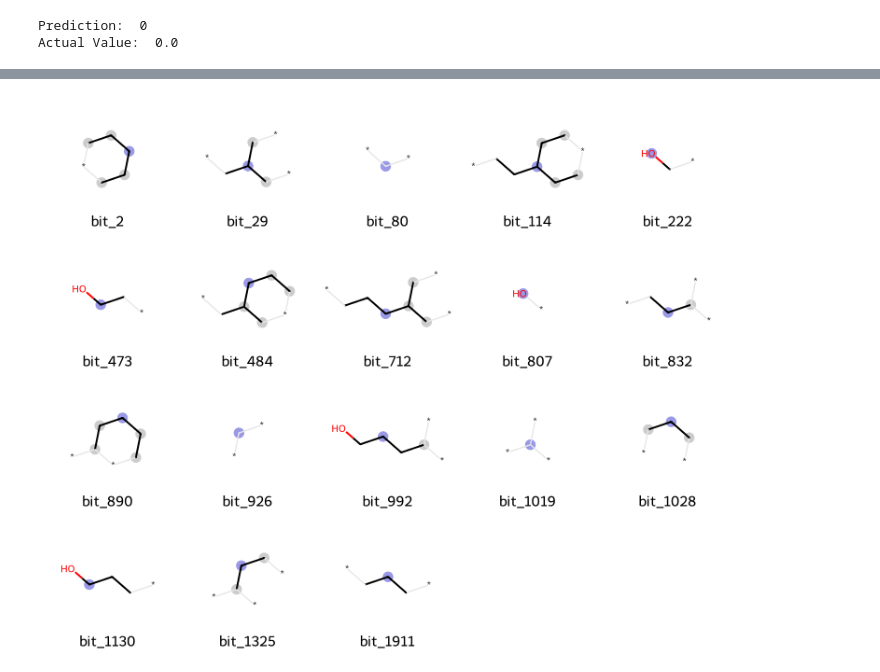
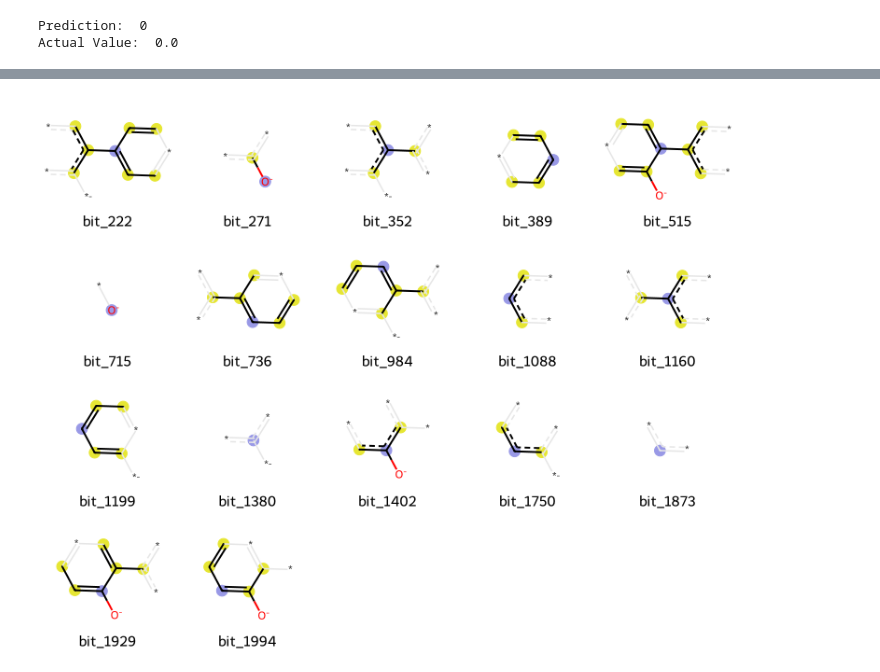
Before and after one commit to BernardGeorges/ProjetoAP, a Jupyter notebook: deepmol.ipynb, the cells around one changed output, grey strips where cells are left out. Cells and saved outputs as stored; diff of their text form; code cells hidden in the pictures.

```diff
--- a/deepmol.ipynb
+++ b/deepmol.ipynb
@@ -242,4 +211,9 @@ active_bits = list(bit_info.keys())
-# %%
-MorganFingerprint().draw_bits(smi,active_bits)
-# %% [output]
-[figure, removed]
+# %%
+morgan_fp = MorganFingerprint()
+fingerprint = morgan_fp._featurize(smi)
+
+activated_bits = np.where(fingerprint == 1)[0]
+activated_bits = list(activated_bits)
+MorganFingerprint().draw_bits(smi, activated_bits)
+# %% [output]
+[figure, added]
```
Also changed, not shown: parts of 22 cells of this notebook, 6 other files.
